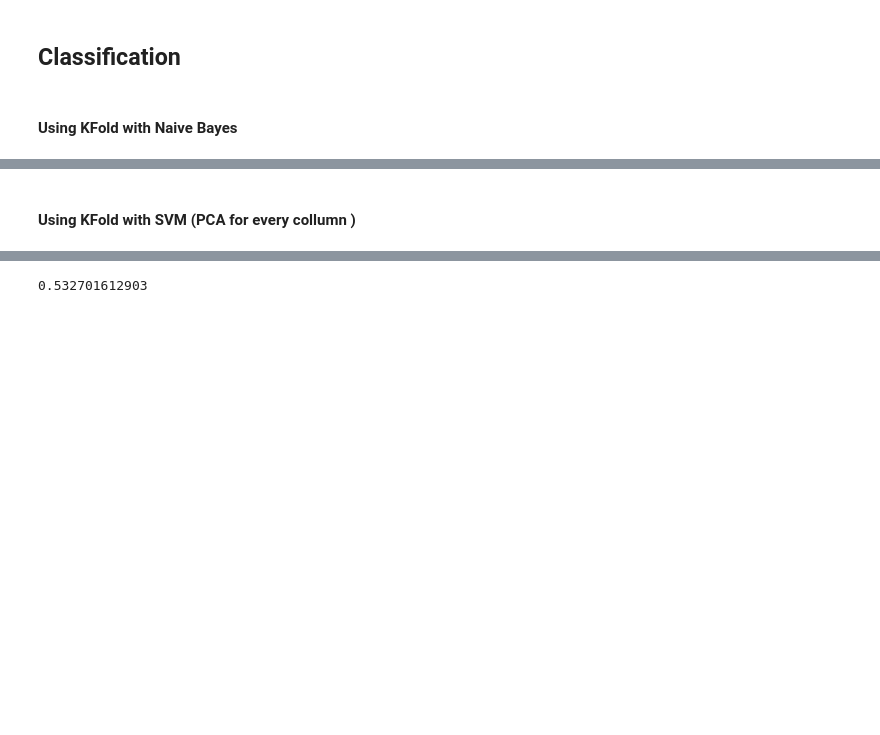
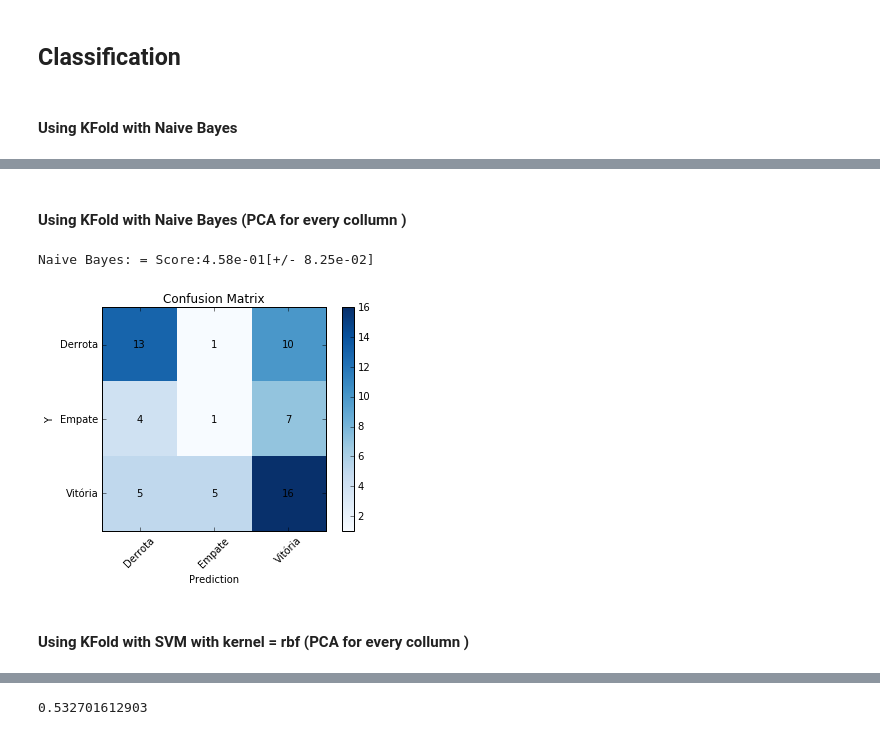
Before and after one commit to hugdiniz/SoccerMiningLeague, a Jupyter notebook: src/predict result one league one season with players.ipynb, the cells around one changed output, grey strips where cells are left out. Saved outputs shown, nothing was run; the diff lists cells and outputs as text; code cells hidden in the pictures; blank space fills up the shorter version.

```diff
--- a/src/predict result one league one season with players.ipynb
+++ b/src/predict result one league one season with players.ipynb
@@ -165,6 +165,17 @@ Naive Bayes: = Score:4.59e-01[+/- 4.81e-02]
 [figure]
+# %% [markdown]
+####  Using KFold  with Naive Bayes (PCA for every collumn )
+# %%
+resultSVM = KFoldNB(inputs,outputs)
+
+gnb = GaussianNB()
+np.mean(cross_val_score(gnb, inputsPCA, outputs, scoring='accuracy', cv=10))
+holdoutPlotConfusionMatrix(gnb,inputsPCA,outputs)
+# %% [output]
+Naive Bayes: = Score:4.58e-01[+/- 8.25e-02]
+[figure, added]
 # %% [markdown]
-#### Using KFold with SVM (PCA for every collumn )
+#### Using KFold with SVM with kernel = rbf (PCA for every collumn )
 # %%
 clf = svm.SVC()
 print(np.mean(cross_val_score(clf,inputsPCA,outputs,cv=10)))
```
Also changed, not shown: parts of 26 cells of this notebook, 6 other files.
